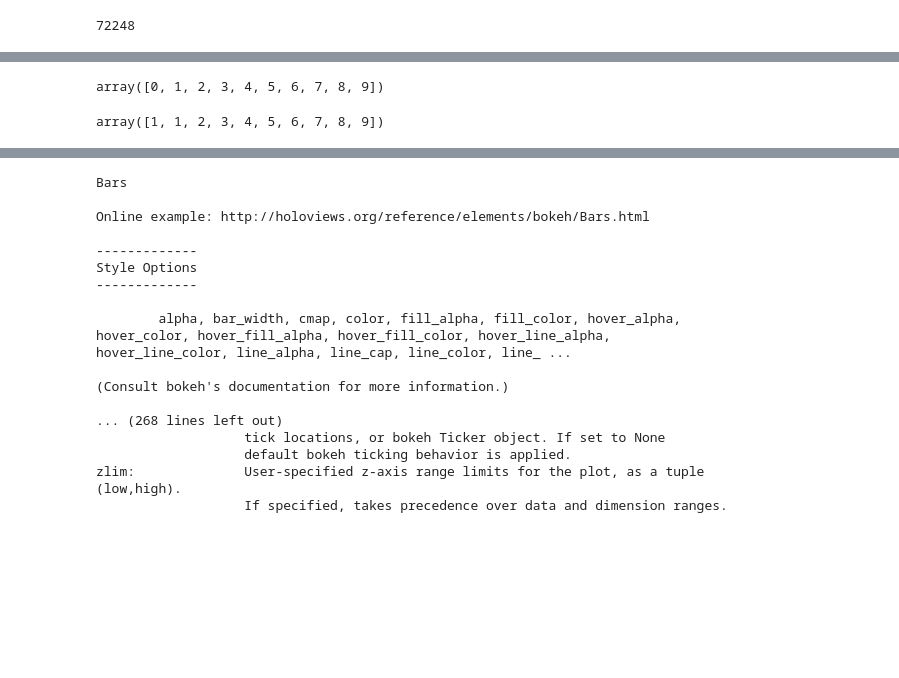
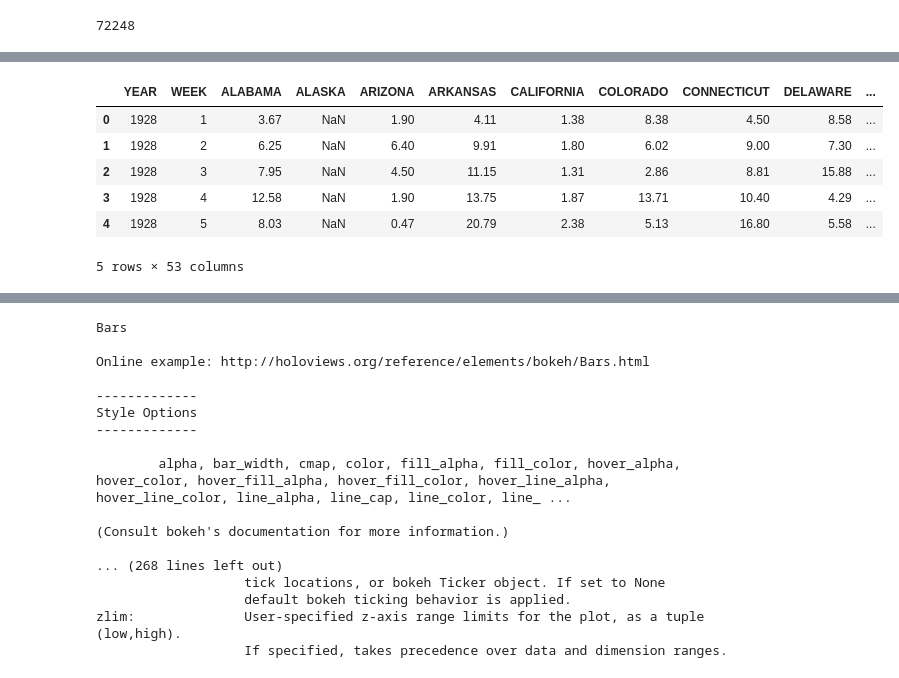
Before and after one commit to AMSUFV/covid_visualization, a Jupyter notebook: notebooks/scratch.ipynb, the cells around one changed output, grey strips where cells are left out. Drawn from its saved outputs; the diff is of its cells as text; code cells hidden in the pictures; blank space fills up the shorter version.

```diff
--- a/notebooks/scratch.ipynb
+++ b/notebooks/scratch.ipynb
@@ -62,11 +71,3 @@ lista = np.arange(10)
-# %%
-lista
-# %% [output]
-array([0, 1, 2, 3, 4, 5, 6, 7, 8, 9])
-# %%
-np.where(lista == 0, 1, lista)
-# %% [output]
-array([1, 1, 2, 3, 4, 5, 6, 7, 8, 9])
 # %%
 url = 'https://covid19.isciii.es/resources/serie_historica_acumulados.csv'
 
@@ -235,3 +240,18 @@ def generate_html(csv_url):
     get_dashboard(csv_url)
 # %%
 generate_html(url)
+# %%
+url = 'https://raw.githubusercontent.com/blmoore/blogR/master/data/measles_incidence.csv'
+data = pd.read_csv(url, skiprows=2, na_values='-')
+
+# yearly_data = data.drop('WEEK', axis=1).groupby('YEAR').sum().reset_index()
+# %%
+data.head()
+# %% [output]
+|  | YEAR | WEEK | ALABAMA | ALASKA | ARIZONA | ARKANSAS | CALIFORNIA | COLORADO | CONNECTICUT | DELAWARE | ... |
+| 0 | 1928 | 1 | 3.67 | NaN | 1.90 | 4.11 | 1.38 | 8.38 | 4.50 | 8.58 | ... |
+| 1 | 1928 | 2 | 6.25 | NaN | 6.40 | 9.91 | 1.80 | 6.02 | 9.00 | 7.30 | ... |
+| 2 | 1928 | 3 | 7.95 | NaN | 4.50 | 11.15 | 1.31 | 2.86 | 8.81 | 15.88 | ... |
+| 3 | 1928 | 4 | 12.58 | NaN | 1.90 | 13.75 | 1.87 | 13.71 | 10.40 | 4.29 | ... |
+| 4 | 1928 | 5 | 8.03 | NaN | 0.47 | 20.79 | 2.38 | 5.13 | 16.80 | 5.58 | ... |
+5 rows × 53 columns
```
Also changed, not shown: parts of 14 cells of this notebook.
